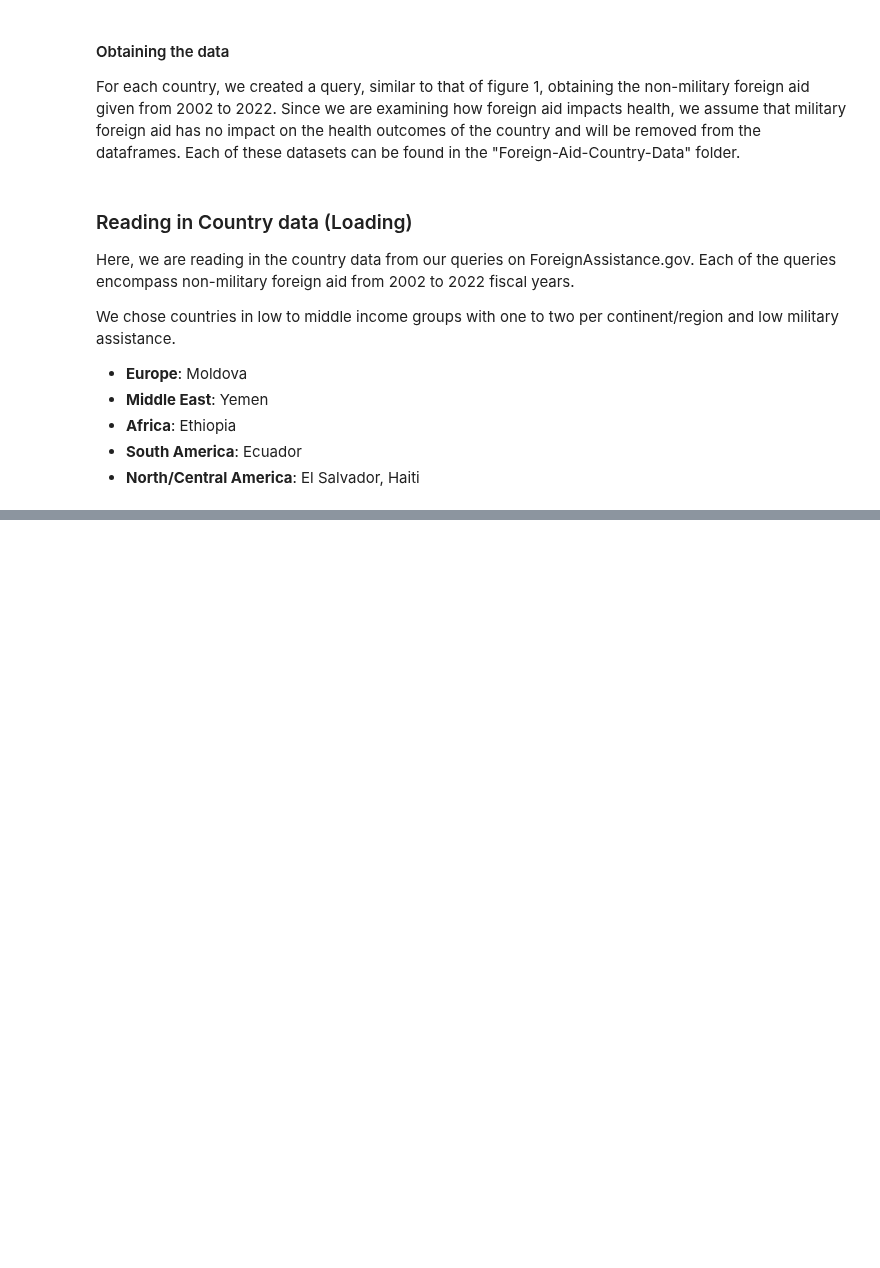
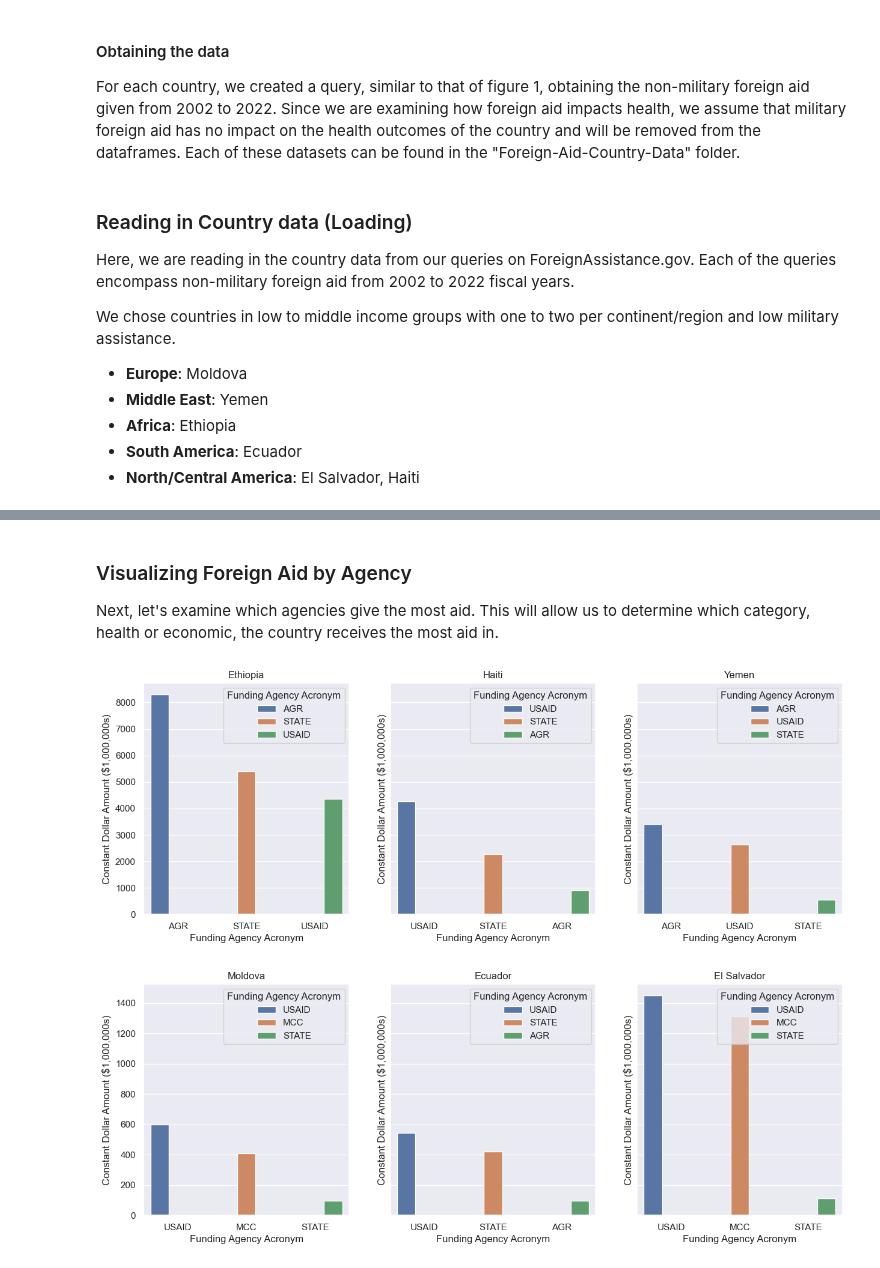
Before and after one commit to chriscallahan99/DataScience_Final_Project, a Jupyter notebook: Final_Tutorial.ipynb, the cells around one changed output, grey strips where cells are left out. Drawn from its saved outputs; the diff is of its cells as text; code cells hidden in the pictures; blank space fills up the shorter version.

```diff
--- a/Final_Tutorial.ipynb
+++ b/Final_Tutorial.ipynb
@@ -122,0 +275,32 @@ We will be focusing on the country-specific datasets from the ForeignAssistance.
+# %% [markdown]
+### Visualizing Foreign Aid by Agency
+Next, let's examine which agencies give the most aid. This will allow us to determine which category, health or economic, the country receives the most aid in.
+# %%
+# Get the top 5 agencies by money spent
+
+country_by_funding_agency = []
+for i, country  in enumerate(countries):
+    # Groupby funding agency to get money spent per agency.
+    country_by_funding_agency.append(pd.DataFrame(country.groupby('Funding Agency Acronym')['Constant Dollar Amount ($1,000,000s)'].sum()))
+    country_by_funding_agency[i].reset_index(inplace=True) # Reset index for plotting
+
+    # Sort and locate the top 3 agencies by money spent
+    country_by_funding_agency[i] = country_by_funding_agency[i].sort_values(ascending= False, by= 'Constant Dollar Amount ($1,000,000s)')
+    country_by_funding_agency[i] = country_by_funding_agency[i].iloc[0:3]
+# %%
+# Plotting the top 3 agencies by money spent
+fig, axes = plt.subplots(1, 3, figsize=(15,5), sharey= True)
+
+
+sns.barplot(data= country_by_funding_agency[0] , x= 'Funding Agency Acronym', y= 'Constant Dollar Amount ($1,000,000s)', hue= 'Funding Agency Acronym' , ax= axes[0]).set_title('Ethiopia')
+sns.barplot(data= country_by_funding_agency[5] , x= 'Funding Agency Acronym', y= 'Constant Dollar Amount ($1,000,000s)', hue= 'Funding Agency Acronym' , ax= axes[1]).set_title('Haiti')
+sns.barplot(data= country_by_funding_agency[2] , x= 'Funding Agency Acronym', y= 'Constant Dollar Amount ($1,000,000s)', hue= 'Funding Agency Acronym' , ax= axes[2]).set_title('Yemen')
+
+
+fig1, axes1 = plt.subplots(1, 3, figsize=(15,5), sharey= True)
+sns.barplot(data= country_by_funding_agency[1] , x= 'Funding Agency Acronym', y= 'Constant Dollar Amount ($1,000,000s)', hue= 'Funding Agency Acronym' ,ax= axes1[0]).set_title('Moldova')
+sns.barplot(data= country_by_funding_agency[3] , x= 'Funding Agency Acronym', y= 'Constant Dollar Amount ($1,000,000s)', hue= 'Funding Agency Acronym' ,ax= axes1[1]).set_title('Ecuador')
+sns.barplot(data= country_by_funding_agency[4] , x= 'Funding Agency Acronym', y= 'Constant Dollar Amount ($1,000,000s)', hue= 'Funding Agency Acronym' ,ax= axes1[2]).set_title('El Salvador')
+# %% [output]
+[figure, added]
+[figure, added]
```
Also changed, not shown: parts of 23 cells of this notebook, 2 other files.
